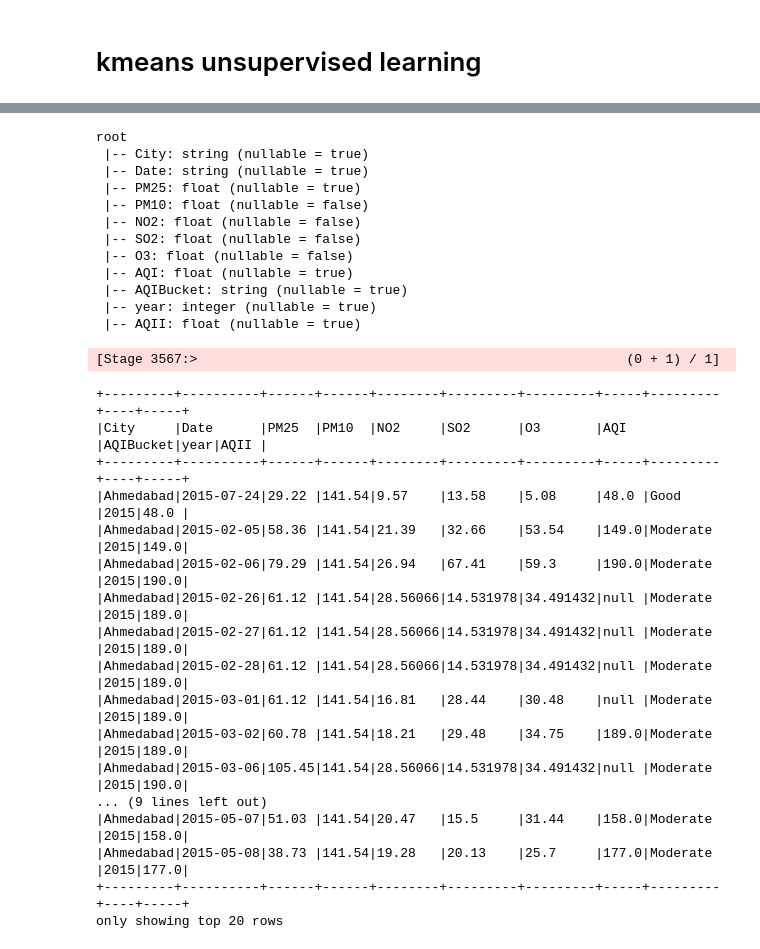
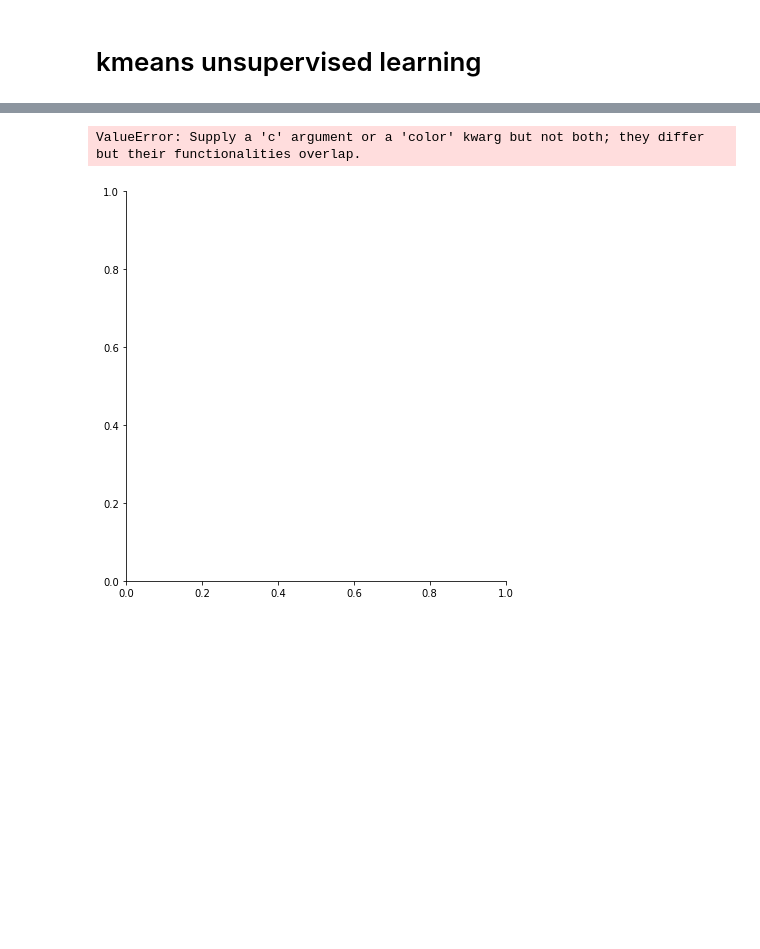
Before and after one commit to srimathi-sreevathsan/aws-722-copy, a Jupyter notebook: Spark DataFrame - Basics.ipynb, the cells around one changed output, grey strips where cells are left out. Saved outputs shown, nothing was run; the diff lists cells and outputs as text; code cells hidden in the pictures; blank space fills up the shorter version.

```diff
--- a/Spark DataFrame - Basics.ipynb
+++ b/Spark DataFrame - Basics.ipynb
@@ -889,5 +2071,5 @@ Text(0, 0.5, 'cost')
 # %%
-KMeans_=KMeans(featuresCol='features', k=2)
+KMeans_=KMeans(featuresCol='features', k=5)
 KMeans_Model=KMeans_.fit(assembled_data)
 KMeans_Assignments=KMeans_Model.transform(assembled_data)
 
@@ -896,7 +2078,7 @@ import matplotlib.pyplot as plt
 import pandas as pd
 
 from pyspark.ml.feature import PCA as PCAml
-pca = PCAml(k=2, inputCol="features", outputCol="pca")
+pca = PCAml(k=5, inputCol="features", outputCol="pca")
 pca_model = pca.fit(assembled_data)
 pca_transformed = pca_model.transform(assembled_data)
 # %%
@@ -921,39 +2088,0 @@ plt.show()
-# %%
-spark_df_indk.printSchema()
-spark_df_indk.show(truncate=False)
-
-results = pd.DataFrame(pca_transformed,columns=['pca1','pca2'])
-sns.scatterplot(x="pca1", y="pca2", hue=kmeans['clusters'], data=results)
-plt.title('K-means Clustering with 2 dimensions')
-plt.show()
-# %% [output]
-root
- |-- City: string (nullable = true)
- |-- Date: string (nullable = true)
- |-- PM25: float (nullable = true)
- |-- PM10: float (nullable = false)
- |-- NO2: float (nullable = false)
- |-- SO2: float (nullable = false)
- |-- O3: float (nullable = false)
- |-- AQI: float (nullable = true)
- |-- AQIBucket: string (nullable = true)
- |-- year: integer (nullable = true)
- |-- AQII: float (nullable = true)
-[Stage 3567:>                                                       (0 + 1) / 1]
-+---------+----------+------+------+--------+---------+---------+-----+---------+----+-----+
-|City     |Date      |PM25  |PM10  |NO2     |SO2      |O3       |AQI  |AQIBucket|year|AQII |
-+---------+----------+------+------+--------+---------+---------+-----+---------+----+-----+
-|Ahmedabad|2015-07-24|29.22 |141.54|9.57    |13.58    |5.08     |48.0 |Good     |2015|48.0 |
-|Ahmedabad|2015-02-05|58.36 |141.54|21.39   |32.66    |53.54    |149.0|Moderate |2015|149.0|
-|Ahmedabad|2015-02-06|79.29 |141.54|26.94   |67.41    |59.3     |190.0|Moderate |2015|190.0|
-|Ahmedabad|2015-02-26|61.12 |141.54|28.56066|14.531978|34.491432|null |Moderate |2015|189.0|
-|Ahmedabad|2015-02-27|61.12 |141.54|28.56066|14.531978|34.491432|null |Moderate |2015|189.0|
-|Ahmedabad|2015-02-28|61.12 |141.54|28.56066|14.531978|34.491432|null |Moderate |2015|189.0|
-|Ahmedabad|2015-03-01|61.12 |141.54|16.81   |28.44    |30.48    |null |Moderate |2015|189.0|
-|Ahmedabad|2015-03-02|60.78 |141.54|18.21   |29.48    |34.75    |189.0|Moderate |2015|189.0|
-|Ahmedabad|2015-03-06|105.45|141.54|28.56066|14.531978|34.491432|null |Moderate |2015|190.0|
-... (9 lines left out)
-|Ahmedabad|2015-05-07|51.03 |141.54|20.47   |15.5     |31.44    |158.0|Moderate |2015|158.0|
-|Ahmedabad|2015-05-08|38.73 |141.54|19.28   |20.13    |25.7     |177.0|Moderate |2015|177.0|
-+---------+----------+------+------+--------+---------+---------+-----+---------+----+-----+
-only showing top 20 rows
@@ -960,3 +2091,27 @@ only showing top 20 rows
+# %%
+import seaborn as sns
+import matplotlib.pyplot as plt
+
+
+
+pca_df = pd.DataFrame(data=pca_data, columns=("1", "2","3","4","5","cluster1"))
+sns.FacetGrid(pca_df,hue="cluster1", height=6).map(plt.scatter, '1', '2','3','4','5' ).add_legend()
+
+plt.show()
+
+# Reformat and view results
+loadings = pandas.DataFrame(pca_data,
+columns=['PC%s' % _ for _ in range(len(df_normalized.columns))],
+index=df.columns)
+print(loadings)
+
+plot.plot(pca.explained_variance_ratio_)
+plot.ylabel('Explained Variance')
+plot.xlabel('Components')
+plot.show()
+# %% [output]
+ValueError: Supply a 'c' argument or a 'color' kwarg but not both; they differ but their functionalities overlap.
+[figure, added]
 # %%
 pca_data
 # %% [output]
```
Also changed, not shown: parts of 90 cells of this notebook.
